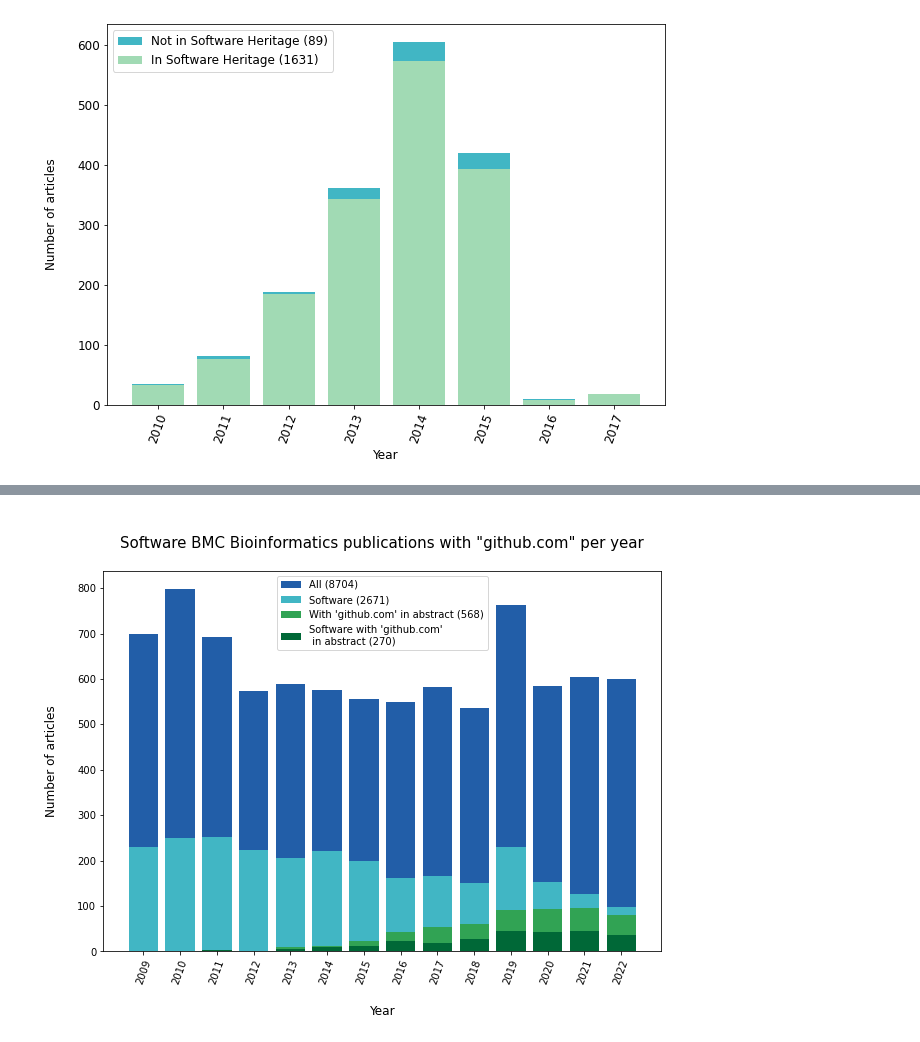
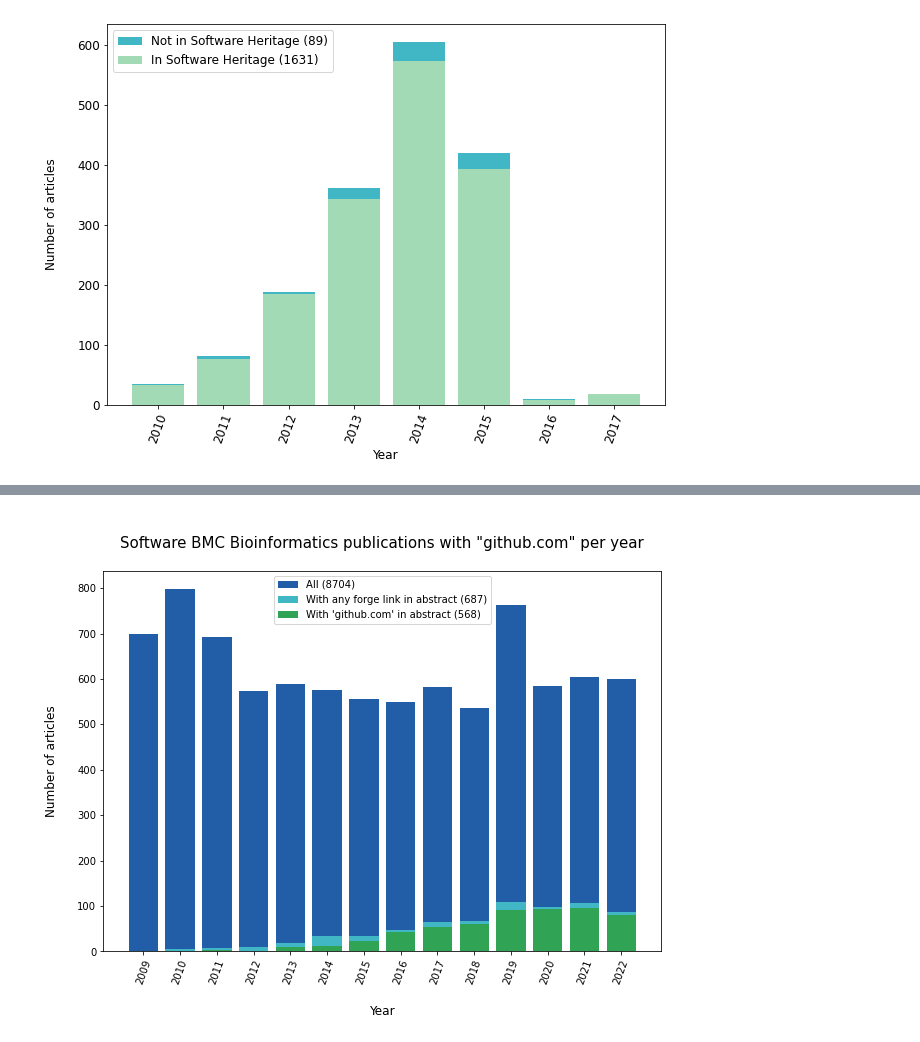
Before and after one commit to zhukovanadezhda/bioinformatics-software, a Jupyter notebook: pubmed_api.ipynb, the cells around one changed output, grey strips where cells are left out. Drawn from its saved outputs; the diff is of its cells as text; code cells hidden in the pictures.

Commit message:
update bmc bioinfo

```diff
--- a/pubmed_api.ipynb
+++ b/pubmed_api.ipynb
@@ -566,9 +568,11 @@ domain = "https://www.ncbi.nlm.nih.gov/entrez/eutils"
 retmode = "json"
 queries = []
 queries_github = []
+queries_forges = []
 for year in range(2009, 2023):
     queries.append(f'(("BMC bioinformatics"[Journal])) AND (("{year}/01/01"[Date - Publication] : "{year}/12/31"[Date - Publication]))')
     queries_github.append(f'(("BMC bioinformatics"[Journal])) AND ((github.com[Title/Abstract])) AND (("{year}/01/01"[Date - Publication] : "{year}/12/31"[Date - Publication]))')
+    queries_forges.append(f'(("BMC bioinformatics"[Journal])) AND ((("//gitlab."[Title/Abstract])) OR (("sourceforge.net"[Title/Abstract])) OR ("googlecode") OR ("bitbucket.org"[Title/Abstract])) AND (("{year}/01/01"[Date - Publication] : "{year}/12/31"[Date - Publication]))')
 # %%
 def is_software(PMID, access_token, log_file):
     tags = []
@@ -582,6 +586,24 @@ def is_software(PMID, access_token, log_file):
         return 1
     else:
         return 0
+# %%
+stats_forges = {}
+PMIDs_forges = []
+stats_forges = {}
+
+for query in queries_forges:
+    nb = 0 #number of articles for this query
+    nb_soft = 0
+    queryLinkSearch = f"{domain}/esearch.fcgi?db={db}&retmode={retmode}&retmax=15000&term={query}"
+    response = requests.get(queryLinkSearch)
+    pubmed_json = response.json()
+    for id in tqdm(pubmed_json["esearchresult"]["idlist"]):
+        #checking if there are any dublicates in PubMed IDs (it happens because of the PubDate that can be EPubDate or normal)
+        if id not in PMIDs_forges:
+            nb += 1
+            PMIDs_forges.append(id)
+    #query[38:42] - it is the year of this query
+    stats_forges[query[-33:-29]] = nb
 # %%
 stats_in_journal = {}
 PMIDs_in_journal = []
@@ -633,29 +655,33 @@ for query in queries_github:
 # %%
 fig, ax = plt.subplots(figsize=(10, 7))
 
 years = list(range(2009, 2023))
 values_journal = list(stats_in_journal.values())
 values_soft = list(stats_soft.values())
 values_links = list(stats_with_link.values())
 values_soft_with_link = list(stats_soft_with_link.values())
+values_forges = list(stats_forges.values())
 
+for i in range(14):
+    values_forges[i] += values_links[i]
 
 ax.bar(years, values_journal, color='#225ea8')
-ax.bar(years, values_soft, color='#41b6c4')
+ax.bar(years, values_forges, color='#41b6c4')
+#ax.bar(years, values_soft, color='#41b6c4')
 ax.bar(years, values_links, color='#31a354')
-ax.bar(years, values_soft_with_link, color='#006837')
+#ax.bar(years, values_soft_with_link, color='#006837')
 
 ax.legend([f"All ({sum(values_journal)})",
-           f"Software ({sum(values_soft)})",
-           f"With 'github.com' in abstract ({sum(values_links)})",
-           f"Software with 'github.com' \n in abstract ({sum(values_soft_with_link)})"], loc = 'upper center')
+           f"With any forge link in abstract ({sum(values_forges)})",
+           f"With 'github.com' in abstract ({sum(values_links)})"], loc = 'upper center')
+#           f"Software with 'github.com' \n in abstract ({sum(values_soft_with_link)})"], loc = 'upper center')
 
 ax.set_xlabel('\nYear', fontsize=12, fontfamily='sans-serif')
 ax.set_ylabel('Number of articles\n', fontsize=12, fontfamily='sans-serif')
 ax.set_title('\nSoftware BMC Bioinformatics publications with "github.com" per year\n', fontsize=15, fontfamily='sans-serif')
 
 plt.xticks(years, rotation=70)
 
 plt.show()
 # %% [output]
-[figure, old version]
+[figure, new version]
```
Also changed, not shown: parts of 1 cell of this notebook, 13 other files.
